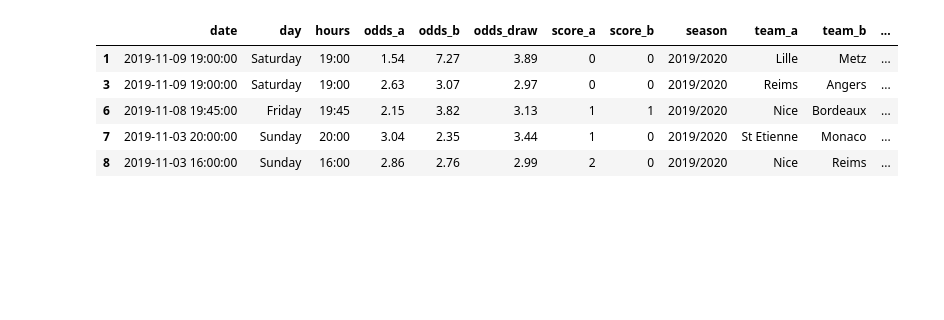
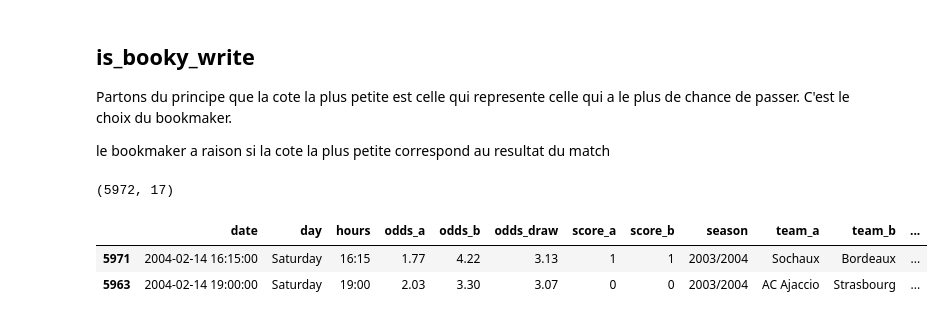
Before and after one commit to samirLazzali/football-ligue-1-scraping-eda, a Jupyter notebook: preprocessing.ipynb, the cells around one changed output. Saved outputs shown, nothing was run; the diff lists cells and outputs as text; code cells hidden in the pictures; blank space fills up the shorter version.

```diff
--- a/preprocessing.ipynb
+++ b/preprocessing.ipynb
@@ -35,13 +36,14 @@ ext.head(10)
 # %%
-#Cration de outcome_effectif : resultat du match
-def func(row):
-    outcome_effectif = 'HOME'
+#Cration de res : resultat du match
+def func_res(row):
+    res = 'HOME'
     if(row.score_b > row.score_a):
-        outcome_effectif = 'AWAY'
+        res = 'AWAY'
     elif(row.score_b == row.score_a) :
-        outcome_effectif = 'DRAW'
-    return outcome_effectif
+        res = 'DRAW'
+    return res
 
-ext['outcome_effectif'] = ext.apply(func, axis=1)
-ext
+ext['res'] = ext.apply(func_res, axis=1)
+print(ext.shape)
+ext.head(5)
 # %% [output]
@@ -66,13 +60,13 @@ ext
 # %%
 # min_odds : qui le bookmaker voyait gagnant (plus petite des cotes)
-def func(row):
+def func_min_odds(row):
     # on prend l'index de la cote la plus petite :
     min_index = [row.odds_a, row.odds_b, row.odds_draw].index(min([row.odds_a, row.odds_b, row.odds_draw]))
     # on la traduit en classe
     return ['HOME', 'AWAY', 'DRAW'][min_index]
+    #prediction_odds = 1 if outcome_odds == res else 0
 
-    #prediction_odds = 1 if outcome_odds == outcome_effectif else 0
-
-ext['min_odds'] = ext.apply(func, axis=1)
-ext
+ext['min_odds'] = ext.apply(func_min_odds, axis=1)
+print(ext.shape)
+ext.head()
 # %% [output]
@@ -97,9 +84,10 @@ ext
 # %%
 # max_odds : qui le bookmaker voyait perdant (plus grande des cotes)
-def func(row):
+def func_max_odds(row):
     # on prend l'index de la cote la plus petite :
     max_index = [row.odds_a, row.odds_b, row.odds_draw].index(max([row.odds_a, row.odds_b, row.odds_draw]))
     # on la traduit en classe
     return ['HOME', 'AWAY', 'DRAW'][max_index]
-ext['max_odds'] = ext.apply(func, axis=1)
-#ext.head(5)
+ext['max_odds'] = ext.apply(func_max_odds, axis=1)
+print(ext.shape)
+ext.head()
@@ -106,14 +102,20 @@ ext['max_odds'] = ext.apply(func, axis=1)
+# %% [markdown]
+## is_booky_write
+Partons du principe que la cote la plus petite est celle qui represente celle qui a le plus de chance de passer.
+C'est le choix du bookmaker.
+
+
+le bookmaker a raison si la cote la plus petite correspond au resultat du match
 # %%
 # good_pred le bookmaker a prédit le resultat effectif
-ext['good_pred'] =  pd.Series(ext['min_odds'] == ext['outcome_effectif'],dtype='int64')
+ext['is_booky_write'] =  pd.Series(ext['min_odds'] == ext['res'],dtype='int64')
 # la plus grande cote l'emporte
-ext['worst_pred'] =  pd.Series(ext['max_odds'] == ext['outcome_effectif'],dtype='int64')
-ext['draw_pred'] = pd.Series((ext['good_pred']==0) & (ext['worst_pred'] == 0), dtype='int64')
-ext[ext.draw_pred == 1].head(5)
+ext['worst_pred'] =  pd.Series(ext['max_odds'] == ext['res'],dtype='int64')
+ext['draw_pred'] = pd.Series((ext['is_booky_write']==0) & (ext['worst_pred'] == 0), dtype='int64')
+print(ext.shape)
+ext[ext.draw_pred == 1].head(2)
 # %% [output]
+(5972, 17)
 |  | date | day | hours | odds_a | odds_b | odds_draw | score_a | score_b | season | team_a | team_b | ... |
-| 1 | 2019-11-09 19:00:00 | Saturday | 19:00 | 1.54 | 7.27 | 3.89 | 0 | 0 | 2019/2020 | Lille | Metz | ... |
-| 3 | 2019-11-09 19:00:00 | Saturday | 19:00 | 2.63 | 3.07 | 2.97 | 0 | 0 | 2019/2020 | Reims | Angers | ... |
-| 6 | 2019-11-08 19:45:00 | Friday | 19:45 | 2.15 | 3.82 | 3.13 | 1 | 1 | 2019/2020 | Nice | Bordeaux | ... |
-| 7 | 2019-11-03 20:00:00 | Sunday | 20:00 | 3.04 | 2.35 | 3.44 | 1 | 0 | 2019/2020 | St Etienne | Monaco | ... |
-| 8 | 2019-11-03 16:00:00 | Sunday | 16:00 | 2.86 | 2.76 | 2.99 | 2 | 0 | 2019/2020 | Nice | Reims | ... |
+| 5971 | 2004-02-14 16:15:00 | Saturday | 16:15 | 1.77 | 4.22 | 3.13 | 1 | 1 | 2003/2004 | Sochaux | Bordeaux | ... |
+| 5963 | 2004-02-14 19:00:00 | Saturday | 19:00 | 2.03 | 3.30 | 3.07 | 0 | 0 | 2003/2004 | AC Ajaccio | Strasbourg | ... |
```
Also changed, not shown: parts of 26 cells of this notebook.
